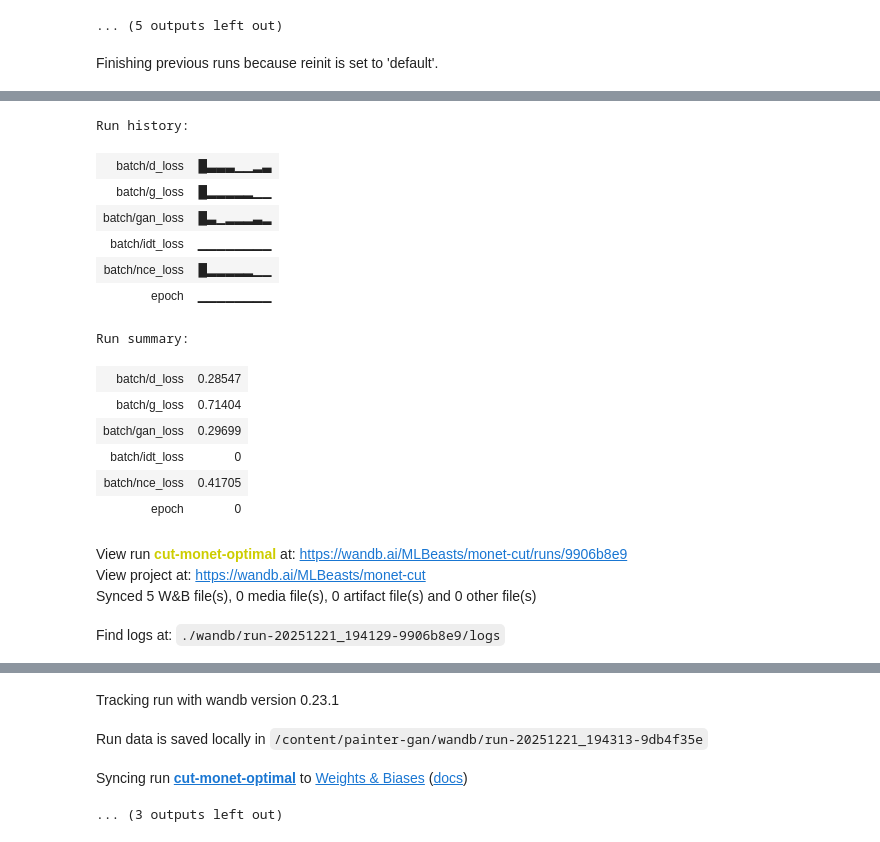
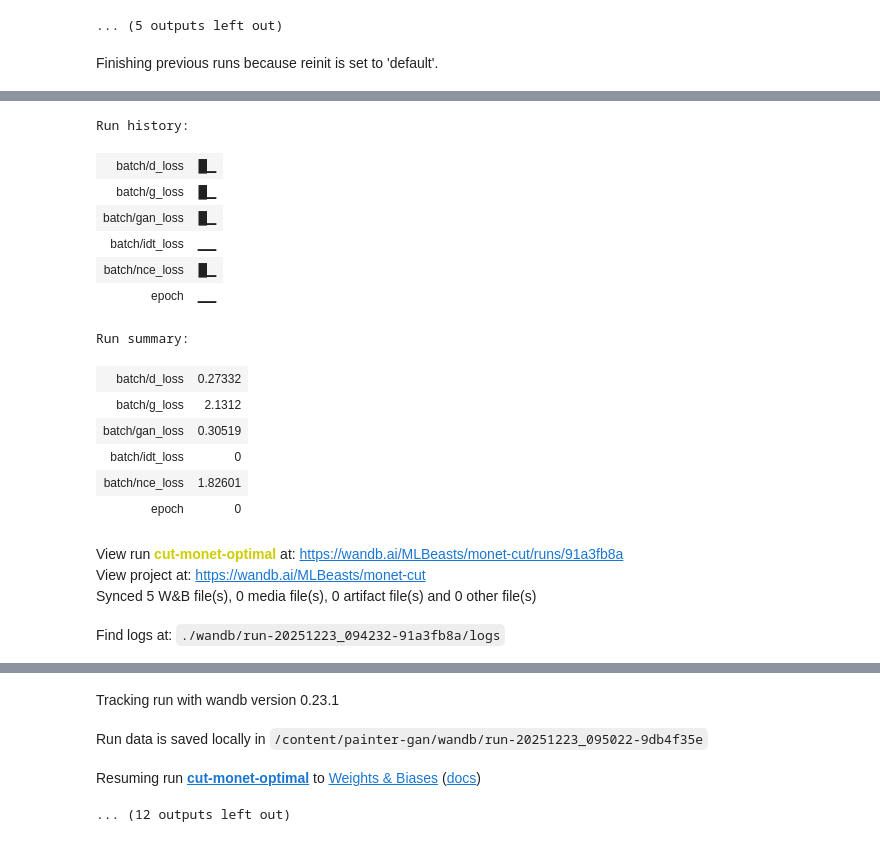
Before and after one commit to Mateus929/painter-gan, a Jupyter notebook: notebooks/cut.ipynb, the cells around one changed output, grey strips where cells are left out. Drawn from its saved outputs; the diff is of its cells as text; code cells hidden in the pictures.

```diff
--- a/notebooks/cut.ipynb
+++ b/notebooks/cut.ipynb
@@ -232,53 +232,54 @@ Run history:
 # %%
 cut_config_optimal = {
     "run_name": "cut-monet-optimal",
-    "resume_training": False,
+    "resume_training": True,
+    "run_id" : "9db4f35e",
     "verbose": 1,
     "val_ratio": 0.2,
     "image_size": 256,
     "batch_size": 1,
 
     "num_residual_blocks": 9,  # Standard depth, proven quality
     "num_downsampling": 2,  # Standard for 256x256
 
     "nce_layers": [0, 4, 8, 12],  # 4 layers - sweet spot
     "nce_dim": 256,  # Standard projection dimension
     "num_patches": 256,  # Standard patch sampling
     "nce_temperature": 0.07,
     "use_mlp": True,
     "lambda_NCE": 1.0,
     "lambda_identity": 0.0,
-    "num_epochs": 10,
+    "num_epochs": 20,
     "lr": 0.0002,
     "save_every": 1,
     "cosine_threshold": 0.5,
 }
 
 import training.train_cut
 training.train_cut.train_cut(cut_config_optimal)
 # %% [output]
 Finishing previous runs because reinit is set to 'default'.
 [interactive output not drawn]
 Run history:
-| batch/d_loss | █▃▃▃▁▁▂▃ |
-| batch/g_loss | █▂▂▂▂▂▁▁ |
-| batch/gan_loss | █▃▁▂▂▂▃▂ |
-| batch/idt_loss | ▁▁▁▁▁▁▁▁ |
-| batch/nce_loss | █▂▂▂▂▂▁▁ |
-| epoch | ▁▁▁▁▁▁▁▁ |
+| batch/d_loss | █▁ |
+| batch/g_loss | █▁ |
+| batch/gan_loss | █▁ |
+| batch/idt_loss | ▁▁ |
+| batch/nce_loss | █▁ |
+| epoch | ▁▁ |
 Run summary:
-| batch/d_loss | 0.28547 |
-| batch/g_loss | 0.71404 |
-| batch/gan_loss | 0.29699 |
+| batch/d_loss | 0.27332 |
+| batch/g_loss | 2.1312 |
+| batch/gan_loss | 0.30519 |
 | batch/idt_loss | 0 |
-| batch/nce_loss | 0.41705 |
+| batch/nce_loss | 1.82601 |
 | epoch | 0 |
-View run cut-monet-optimal at: https://wandb.ai/MLBeasts/monet-cut/runs/9906b8e9
+View run cut-monet-optimal at: https://wandb.ai/MLBeasts/monet-cut/runs/91a3fb8a
 View project at: https://wandb.ai/MLBeasts/monet-cut
 Synced 5 W&B file(s), 0 media file(s), 0 artifact file(s) and 0 other file(s)
-Find logs at: ./wandb/run-20251221_194129-9906b8e9/logs
+Find logs at: ./wandb/run-20251223_094232-91a3fb8a/logs
 [interactive output not drawn]
 Tracking run with wandb version 0.23.1
-Run data is saved locally in /content/painter-gan/wandb/run-20251221_194313-9db4f35e
+Run data is saved locally in /content/painter-gan/wandb/run-20251223_095022-9db4f35e
-Syncing run cut-monet-optimal to Weights & Biases (docs)
+Resuming run cut-monet-optimal to Weights & Biases (docs)
-... (3 outputs left out)
+... (12 outputs left out)
```
